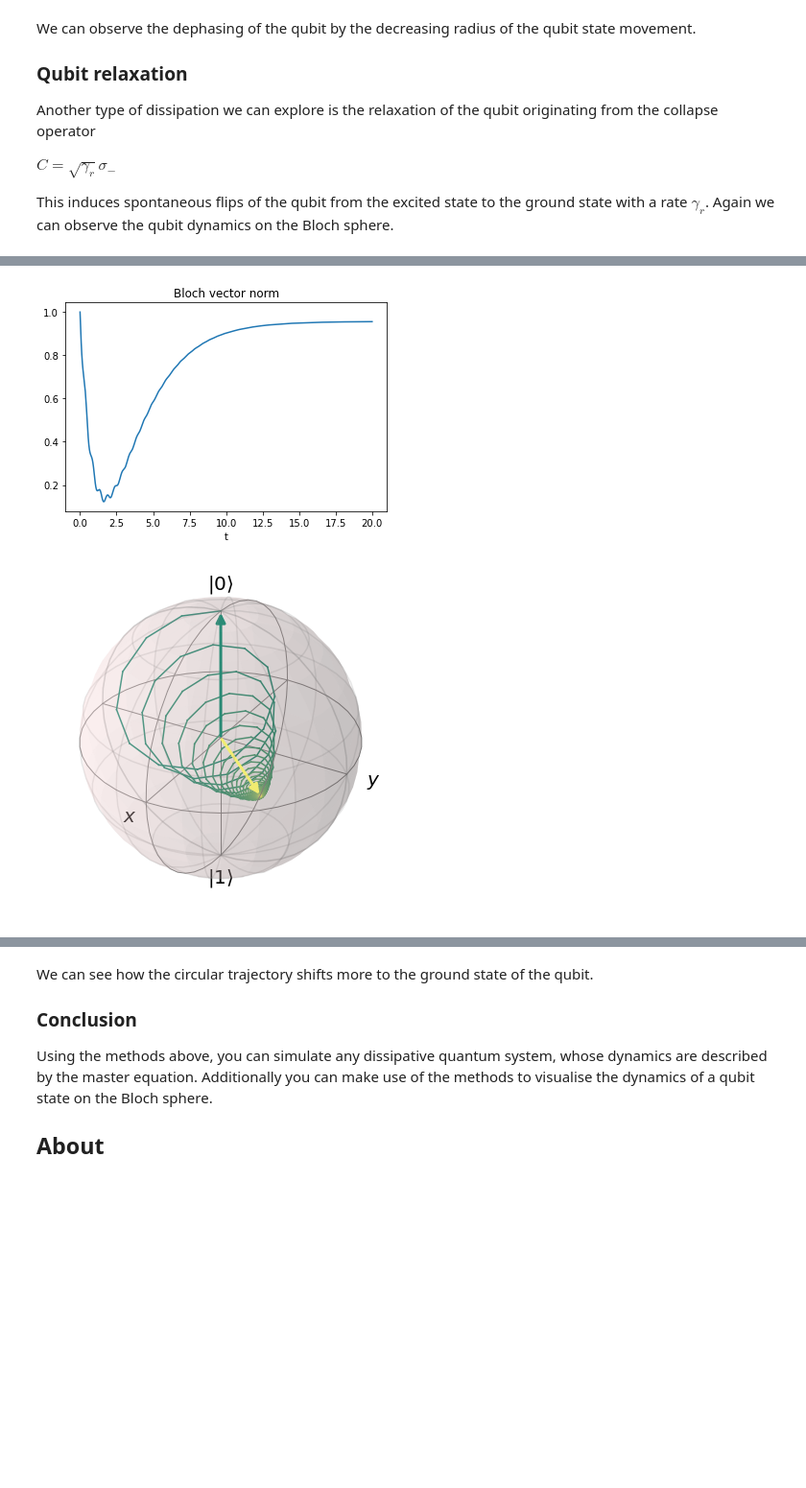
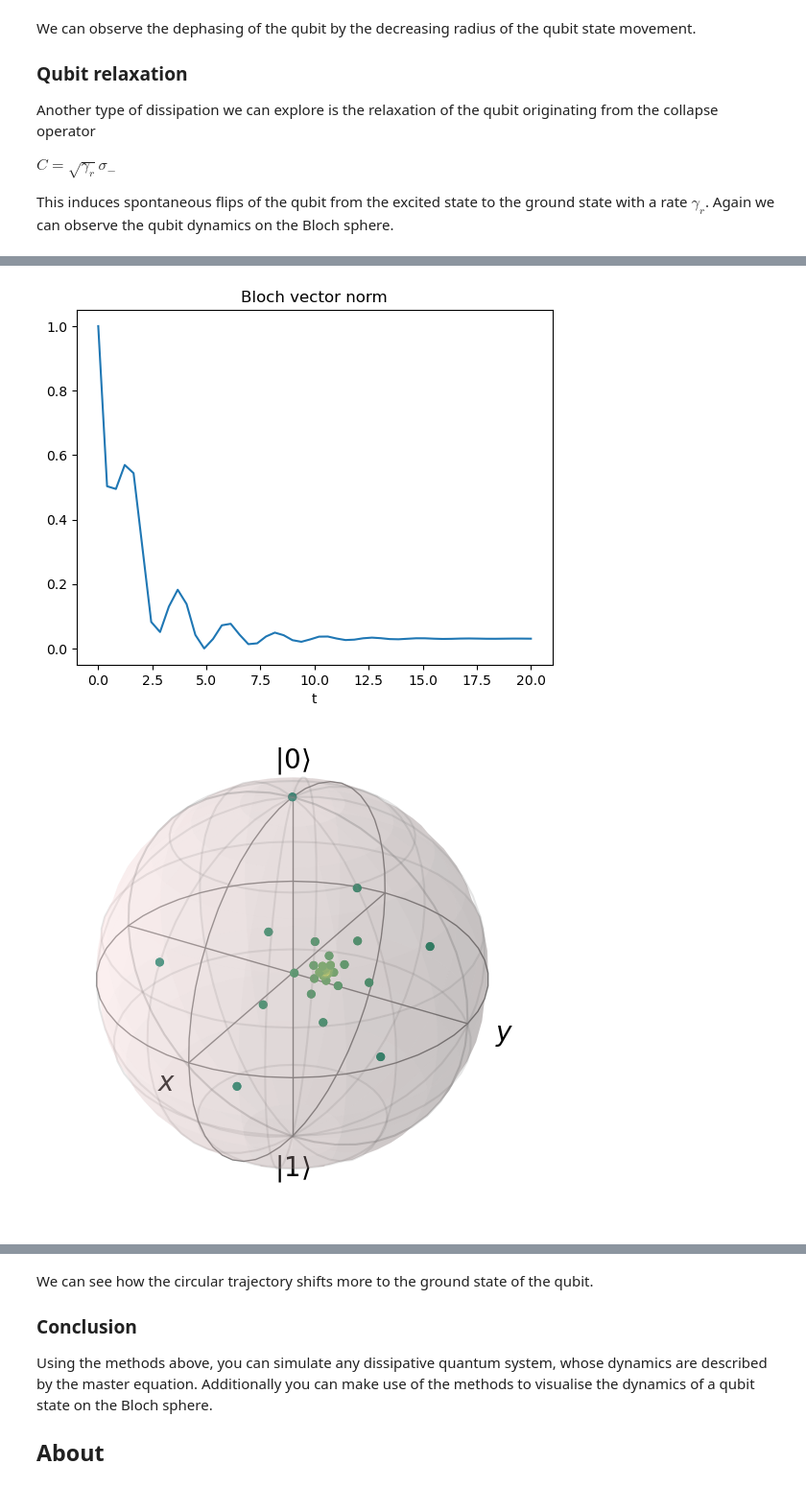
Before and after one commit to NeoFantom/Neo-qutip-tutorials-v5, a Jupyter notebook: time-evolution/003_qubit-dynamics.ipynb, the cells around one changed output, grey strips where cells are left out. Shown at 96% size. Cells and saved outputs as stored; diff of their text form; code cells hidden in the pictures; blank space fills up the shorter version.

```diff
--- a/time-evolution/003_qubit-dynamics.ipynb
+++ b/time-evolution/003_qubit-dynamics.ipynb
@@ -26,7 +26,7 @@ Define
 and
 `animate_bloch(states, filename='', duration=0.1)`
 # %%
-def _(self, states, kind='point'):
+def _(self, states, kind='point', vector=True):
     """
     Add a curve representing the evolution of a state.
     Evolution: green → yellow.
@@ -54,8 +54,9 @@ def _(self, states, kind='point'):
     else:
         raise Exception('Wrong kind. Allowed kinds: point, arc, line.')
 
-    self.vector_color = [colors[0], colors[-1]]
-    self.add_states(states[0])
-    self.add_states(states[-1])
+    if vector:
+        self.vector_color = [colors[0], colors[-1]]
+        self.add_states(states[0])
+        self.add_states(states[-1])
 Bloch.add_evolving_states = _
 # %%
@@ -223,0 +224,9 @@ $\theta$ defines the angle of the qubit state between the $z$-axis toward the $x
+# %%
+delta = 2 * np.pi
+# Angle
+theta = 0.2 * np.pi
+
+psi0 = basis(2, 0)
+
+# Hamiltonian
+H = delta * (np.cos(theta) * sigmaz() + np.sin(theta) * sigmax())
@@ -291,21 +308,28 @@ This induces spontaneous flips of the qubit from the excited state to the ground
 # %%
 gamma_relax = 0.5
 c_ops = [np.sqrt(gamma_relax) * sigmam()]
 
-tlist = np.linspace(0, 20, 500)
+tlist = np.linspace(0, 20, 50)
 
 # solve dynamics
-result = mesolve(H, psi0, tlist, c_ops)
+# result = mesolve(H, psi0, tlist, c_ops)
+
+# TRY...........................
+# psix = 1/np.sqrt(2) * (basis(2, 0) + basis(2, 1))
+# psiy = 1/np.sqrt(2) * (basis(2, 0) + 1j * basis(2, 1))
+# psiz = basis(2, 0)
+# # psi = 1/np.sqrt(3) * basis(2, 0) + 2/np.sqrt(3) *
+result = mesolve(sigmax()+sigmay(), psi0, tlist, c_ops)
 
 plot_norm(tlist, result.states)
 
 # Create Bloch sphere plot
 sphere = Bloch()
-sphere.add_evolving_states(result.states, kind='line')
+sphere.add_evolving_states(result.states, kind='point', vector=False)
 sphere.show()
 # %% [output]
-[figure, old version]
+[figure, new version]
-[figure, old version]
+[figure, new version]
 # %%
 # Create Bloch sphere plot
 sphere = Bloch3d()
```
Also changed, not shown: parts of 13 cells of this notebook, 2 other files.
